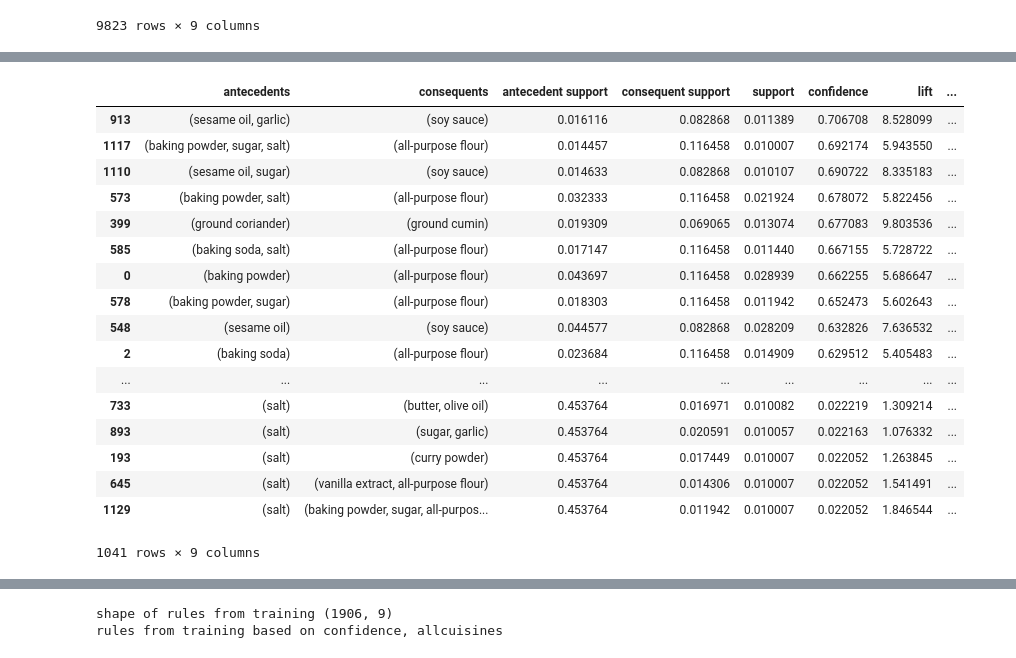
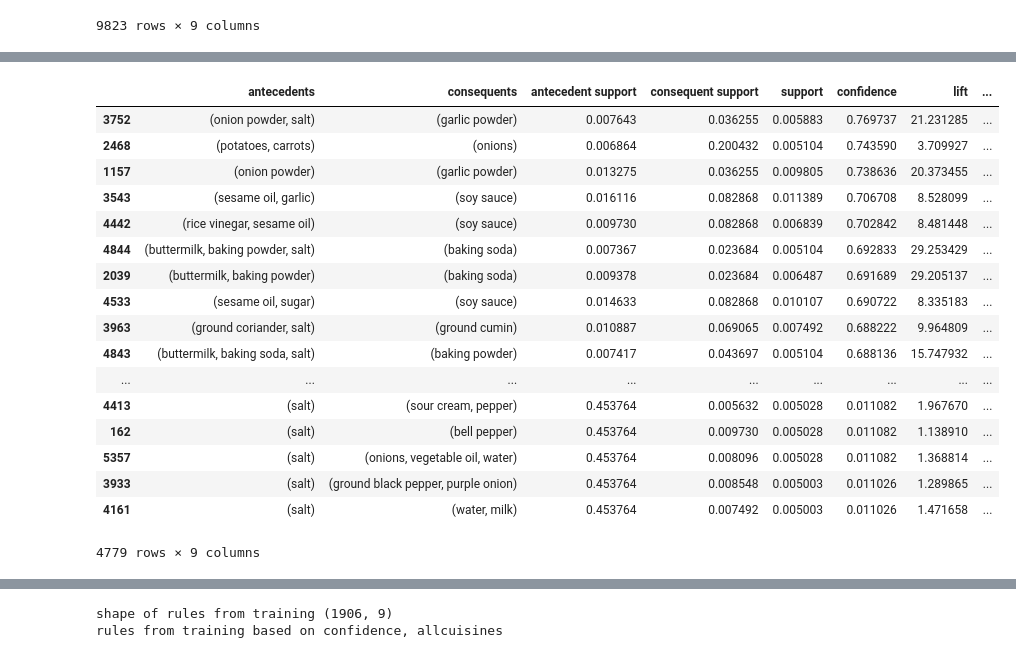
Before and after one commit to neurocaience/cos424_finalproj_kagglewhatscooking, a Jupyter notebook: AssociationRules.ipynb, the cells around one changed output, grey strips where cells are left out. Cells and saved outputs as stored; diff of their text form; code cells hidden in the pictures.

```diff
--- a/AssociationRules.ipynb
+++ b/AssociationRules.ipynb
@@ -0,0 +9,11 @@
+# %%
+data = pd.read_json('train.json')
+# get the list of ingredients
+ingredientList = sorted(list(set([ingredient for i in range(data.shape[0]) for ingredient in data.loc[i,'ingredients']])))
+# the mapping between ingredient and its index
+ingredient2index = dict(zip(ingredientList, range(len(ingredientList))))
+# create a binary matrix indicating whether or not an ingredient is in a recipe
+binaryIngredientsMat = np.zeros((data.shape[0], len(ingredientList)))
+for iRecipe in range(data.shape[0]):
+    binaryIngredientsMat[iRecipe, [ingredient2index[ingredient] for ingredient in data.loc[iRecipe, 'ingredients']]] = 1
+dataBinaryIngredients = pd.DataFrame(binaryIngredientsMat, columns=ingredientList)
@@ -7,7 +58,7 @@ import pandas as pd
 
 Data = pd.read_json('train.json')
 
-cuisine = 'italian'
+cuisine = 'mexican'
 data = Data[Data['cuisine'] == cuisine]
 # get the list of ingredients
 myList = []
@@ -113,7 +145,7 @@ dataBinaryIngredients.head()
 from mlxtend.frequent_patterns import apriori
 from mlxtend.frequent_patterns import association_rules
 
-frequent_itemsets = apriori(dataBinaryIngredients, min_support = 0.01, use_colnames=True)
+frequent_itemsets = apriori(dataBinaryIngredients, min_support = 0.005, use_colnames=True)
 rules = association_rules(frequent_itemsets, metric="lift", min_threshold=1)
 print("shape of rules from training", rules.shape)
 #display rules
@@ -143,23 +175,25 @@ rules from training based on confidence, allcuisines
 # %%
 # rules from above which do not have salt as consequent
 df = rules.sort_values('confidence').iloc[::-1, :]
-df[df['consequents'] != frozenset({'salt'})]
+rules3 = df[df['consequents'] != frozenset({'salt'})]
+rules3 = rules3[rules3['consequents'] != frozenset({'all-purpose flour'})]
+rules3
 # %% [output]
 |  | antecedents | consequents | antecedent support | consequent support | support | confidence | lift | ... |
-| 913 | (sesame oil, garlic) | (soy sauce) | 0.016116 | 0.082868 | 0.011389 | 0.706708 | 8.528099 | ... |
-| 1117 | (baking powder, sugar, salt) | (all-purpose flour) | 0.014457 | 0.116458 | 0.010007 | 0.692174 | 5.943550 | ... |
-| 1110 | (sesame oil, sugar) | (soy sauce) | 0.014633 | 0.082868 | 0.010107 | 0.690722 | 8.335183 | ... |
-| 573 | (baking powder, salt) | (all-purpose flour) | 0.032333 | 0.116458 | 0.021924 | 0.678072 | 5.822456 | ... |
-| 399 | (ground coriander) | (ground cumin) | 0.019309 | 0.069065 | 0.013074 | 0.677083 | 9.803536 | ... |
-| 585 | (baking soda, salt) | (all-purpose flour) | 0.017147 | 0.116458 | 0.011440 | 0.667155 | 5.728722 | ... |
-| 0 | (baking powder) | (all-purpose flour) | 0.043697 | 0.116458 | 0.028939 | 0.662255 | 5.686647 | ... |
-| 578 | (baking powder, sugar) | (all-purpose flour) | 0.018303 | 0.116458 | 0.011942 | 0.652473 | 5.602643 | ... |
-| 548 | (sesame oil) | (soy sauce) | 0.044577 | 0.082868 | 0.028209 | 0.632826 | 7.636532 | ... |
-| 2 | (baking soda) | (all-purpose flour) | 0.023684 | 0.116458 | 0.014909 | 0.629512 | 5.405483 | ... |
+| 3752 | (onion powder, salt) | (garlic powder) | 0.007643 | 0.036255 | 0.005883 | 0.769737 | 21.231285 | ... |
+| 2468 | (potatoes, carrots) | (onions) | 0.006864 | 0.200432 | 0.005104 | 0.743590 | 3.709927 | ... |
+| 1157 | (onion powder) | (garlic powder) | 0.013275 | 0.036255 | 0.009805 | 0.738636 | 20.373455 | ... |
+| 3543 | (sesame oil, garlic) | (soy sauce) | 0.016116 | 0.082868 | 0.011389 | 0.706708 | 8.528099 | ... |
+| 4442 | (rice vinegar, sesame oil) | (soy sauce) | 0.009730 | 0.082868 | 0.006839 | 0.702842 | 8.481448 | ... |
+| 4844 | (buttermilk, baking powder, salt) | (baking soda) | 0.007367 | 0.023684 | 0.005104 | 0.692833 | 29.253429 | ... |
+| 2039 | (buttermilk, baking powder) | (baking soda) | 0.009378 | 0.023684 | 0.006487 | 0.691689 | 29.205137 | ... |
+| 4533 | (sesame oil, sugar) | (soy sauce) | 0.014633 | 0.082868 | 0.010107 | 0.690722 | 8.335183 | ... |
+| 3963 | (ground coriander, salt) | (ground cumin) | 0.010887 | 0.069065 | 0.007492 | 0.688222 | 9.964809 | ... |
+| 4843 | (buttermilk, baking soda, salt) | (baking powder) | 0.007417 | 0.043697 | 0.005104 | 0.688136 | 15.747932 | ... |
 | ... | ... | ... | ... | ... | ... | ... | ... | ... |
-| 733 | (salt) | (butter, olive oil) | 0.453764 | 0.016971 | 0.010082 | 0.022219 | 1.309214 | ... |
-| 893 | (salt) | (sugar, garlic) | 0.453764 | 0.020591 | 0.010057 | 0.022163 | 1.076332 | ... |
-| 193 | (salt) | (curry powder) | 0.453764 | 0.017449 | 0.010007 | 0.022052 | 1.263845 | ... |
-| 645 | (salt) | (vanilla extract, all-purpose flour) | 0.453764 | 0.014306 | 0.010007 | 0.022052 | 1.541491 | ... |
-| 1129 | (salt) | (baking powder, sugar, all-purpos... | 0.453764 | 0.011942 | 0.010007 | 0.022052 | 1.846544 | ... |
+| 4413 | (salt) | (sour cream, pepper) | 0.453764 | 0.005632 | 0.005028 | 0.011082 | 1.967670 | ... |
+| 162 | (salt) | (bell pepper) | 0.453764 | 0.009730 | 0.005028 | 0.011082 | 1.138910 | ... |
+| 5357 | (salt) | (onions, vegetable oil, water) | 0.453764 | 0.008096 | 0.005028 | 0.011082 | 1.368814 | ... |
+| 3933 | (salt) | (ground black pepper, purple onion) | 0.453764 | 0.008548 | 0.005003 | 0.011026 | 1.289865 | ... |
+| 4161 | (salt) | (water, milk) | 0.453764 | 0.007492 | 0.005003 | 0.011026 | 1.471658 | ... |
-1041 rows × 9 columns
+4779 rows × 9 columns
```
Also changed, not shown: parts of 8 cells of this notebook.
